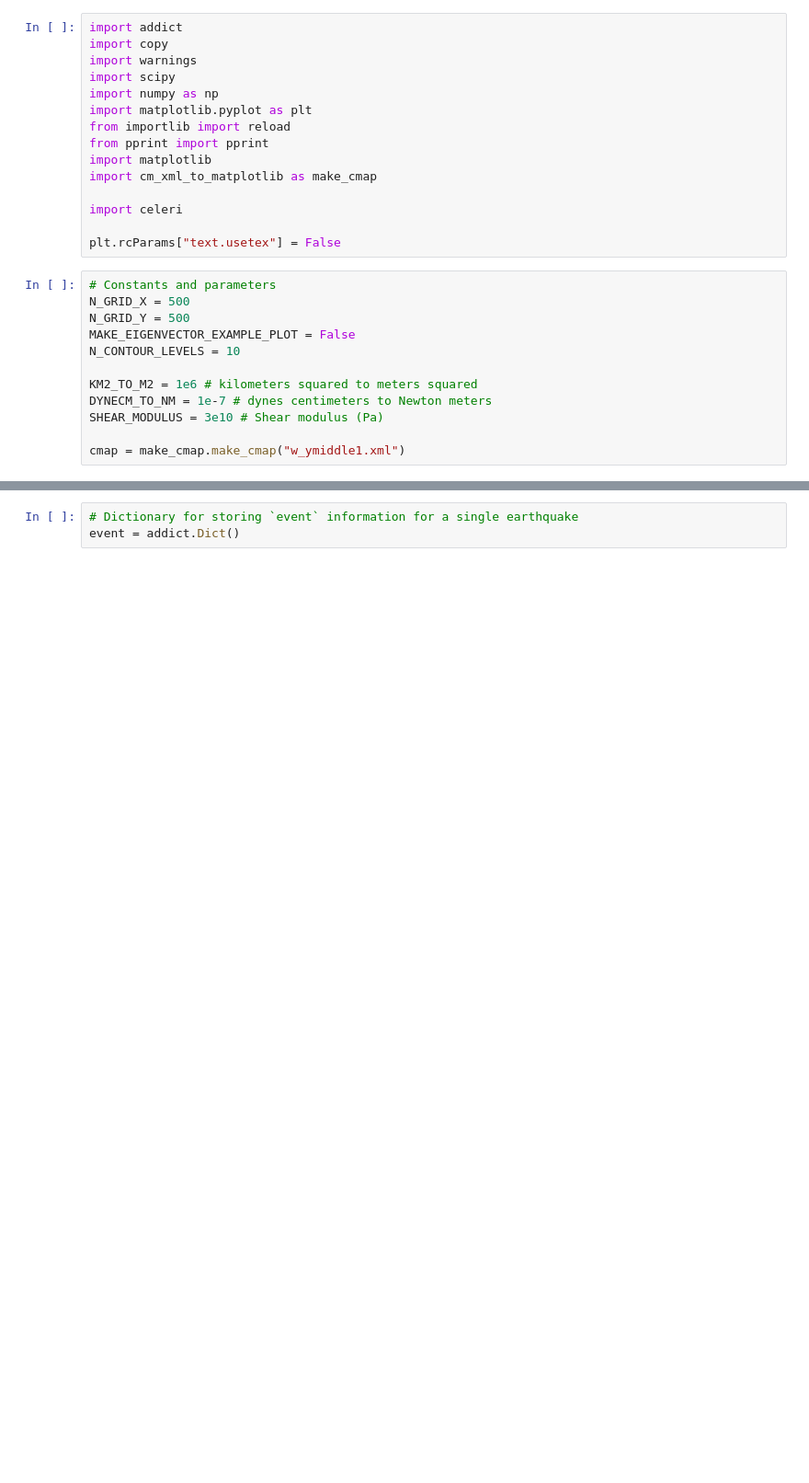
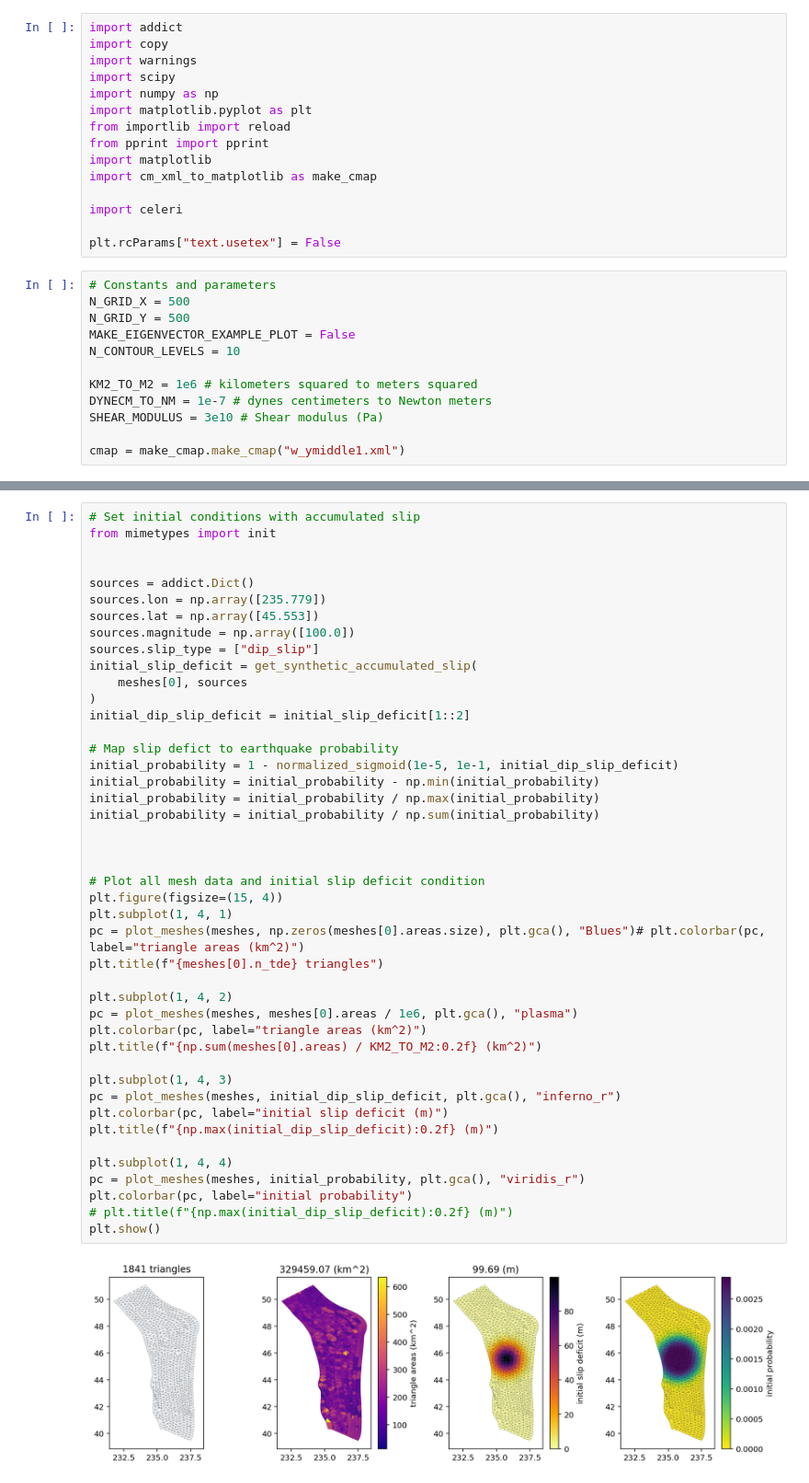
Before and after one commit to brendanjmeade/celeri, a Jupyter notebook: utilities/celeri_synthetic_slip_distributions_03.ipynb, the cells around one changed output, grey strips where cells are left out. Shown at 92% size. Cells and saved outputs as stored; diff of their text form; blank space fills up the shorter version.

Commit message:
Visualziation of initial conditions.  Initial slip deficit.  Slip generation to function

```diff
--- a/utilities/celeri_synthetic_slip_distributions_03.ipynb
+++ b/utilities/celeri_synthetic_slip_distributions_03.ipynb
@@ -371,7 +415,50 @@ $$a^{+}< \alpha_t \sum_k a_k$$
 6. Generate random Gaussian slip pattern
 	- Should I taper towards edges?
 7. Rescale random Gaussian slip pattern to get the magnitude correct
-# %%
-# Dictionary for storing `event` information for a single earthquake
-event = addict.Dict()
+# %%
+# Set initial conditions with accumulated slip
+from mimetypes import init
+
+
+sources = addict.Dict()
+sources.lon = np.array([235.779])
+sources.lat = np.array([45.553])
+sources.magnitude = np.array([100.0])
+sources.slip_type = ["dip_slip"]
+initial_slip_deficit = get_synthetic_accumulated_slip(
+    meshes[0], sources
+)
+initial_dip_slip_deficit = initial_slip_deficit[1::2]
+
+# Map slip defict to earthquake probability
+initial_probability = 1 - normalized_sigmoid(1e-5, 1e-1, initial_dip_slip_deficit)
+initial_probability = initial_probability - np.min(initial_probability)
+initial_probability = initial_probability / np.max(initial_probability)
+initial_probability = initial_probability / np.sum(initial_probability)
+
+
+
+# Plot all mesh data and initial slip deficit condition
+plt.figure(figsize=(15, 4))
+plt.subplot(1, 4, 1)
+pc = plot_meshes(meshes, np.zeros(meshes[0].areas.size), plt.gca(), "Blues")# plt.colorbar(pc, label="triangle areas (km^2)")
+plt.title(f"{meshes[0].n_tde} triangles")
+
+plt.subplot(1, 4, 2)
+pc = plot_meshes(meshes, meshes[0].areas / 1e6, plt.gca(), "plasma")
+plt.colorbar(pc, label="triangle areas (km^2)")
+plt.title(f"{np.sum(meshes[0].areas) / KM2_TO_M2:0.2f} (km^2)")
+
+plt.subplot(1, 4, 3)
+pc = plot_meshes(meshes, initial_dip_slip_deficit, plt.gca(), "inferno_r")
+plt.colorbar(pc, label="initial slip deficit (m)")
+plt.title(f"{np.max(initial_dip_slip_deficit):0.2f} (m)")
+
+plt.subplot(1, 4, 4)
+pc = plot_meshes(meshes, initial_probability, plt.gca(), "viridis_r")
+plt.colorbar(pc, label="initial probability")
+# plt.title(f"{np.max(initial_dip_slip_deficit):0.2f} (m)")
+plt.show()
+# %% [output]
+[figure, added]
 # %%
```
Also changed, not shown: parts of 13 cells of this notebook.
